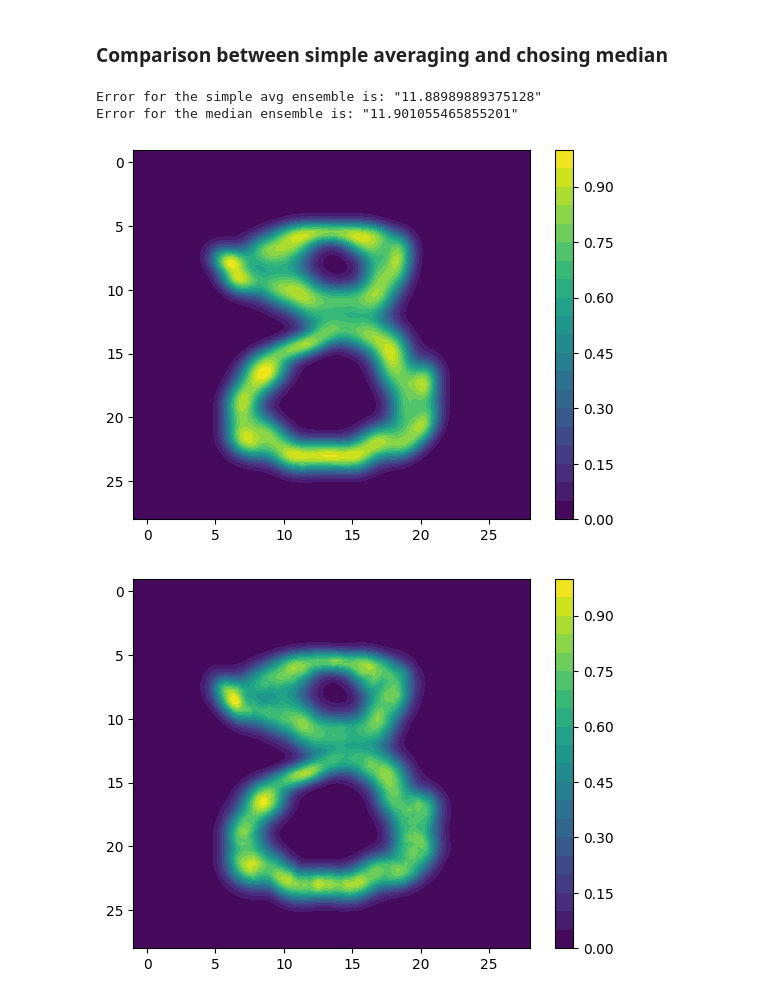
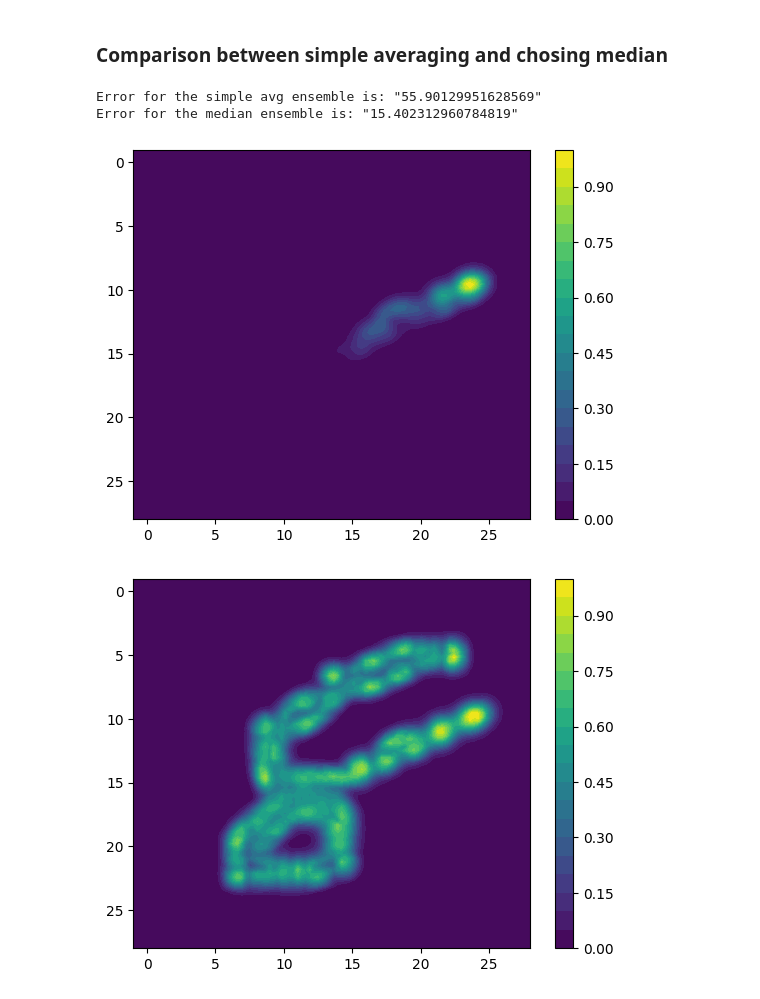
Before and after one commit to DaSebb/gmm_project, a Jupyter notebook: src/gmm_notebook.ipynb, the cells around one changed output. Drawn from its saved outputs; the diff is of its cells as text; code cells hidden in the pictures.

```diff
--- a/src/gmm_notebook.ipynb
+++ b/src/gmm_notebook.ipynb
@@ -342,7 +342,7 @@ def experiment_3(single_digit_img, gmm_component_number):
     error_between_img_and_gmm, error_map = compare_error_of_GMM_and_IMG([gmm], train_data_table, single_digit_img)
     return error_between_img_and_gmm
 
-gmm_comp_numbers = np.array([1, 6, 9, 12, 20, 30])
+gmm_comp_numbers = np.array([1, 6, 9, 12, 20, 30, 40])
 
 result = []
 
@@ -353,7 +353,7 @@ for component_number in gmm_comp_numbers:
     result.append(np.array(zwischen_result))
 
 plt.boxplot(result, tick_labels=gmm_comp_numbers, showfliers=False)
-plt.title('Boxplot of GMM Performance Based on Number of Components (trained on single img and compared to that image)')
+#plt.title('Boxplot of GMM Performance Based on Number of Components (trained on single img and compared to that image)')
 plt.xlabel('Number of GMM Components')
 plt.ylabel('Error Value')
 plt.grid(True)
@@ -403,37 +403,39 @@ def experiment_combination(digit_img, component_number):
     train_table = create_XY_table(digit_img)
     gmm_array = [GaussianMixture(n_components=component_number) for _ in range(20)]
     gmm_array_2 = [GaussianMixture(n_components=component_number) for _ in range(20)]
 
     for one_gmm in gmm_array:
         one_gmm.fit(train_table)
 
     for one_gmm in gmm_array_2:
         one_gmm.fit(train_table)
 
     [error_gmm_simple_avg, error_map] = compare_error_of_GMM_and_IMG(gmm_array, score_data_table, digit_img, ensemble_type="simple_avg")
     [error_gmm_median, error_map] = compare_error_of_GMM_and_IMG(gmm_array_2, score_data_table, digit_img, ensemble_type="median")
 
     fig1, ax1 = plt.subplots()
     fig2, ax2 = plt.subplots()
 
-
     sub_plot_gmm_probabilities_in_subplot(fig1, ax1, score_data_table, gmm_array, "simple_avg")
     sub_plot_gmm_probabilities_in_subplot(fig2, ax2, score_data_table, gmm_array_2, "median")
 
     return [error_gmm_simple_avg, error_gmm_median]
 
-img = X_digit[30]
-(error_simpl_avg, error_median) = experiment_combination(img, 20)
+img = X_digit[37]
+(error_simpl_avg, error_median) = experiment_combination(img, 30)
 
+fig1, ax1 = plt.subplots()
+
+ax1.imshow(img, cmap='gray')
 
 print(f'Error for the simple avg ensemble is: "{error_simpl_avg}"')
 print(f'Error for the median ensemble is: "{error_median}"')
 
 
 
 plt.show()
 # %% [output]
-Error for the simple avg ensemble is: "11.88989889375128"
-Error for the median ensemble is: "11.901055465855201"
+Error for the simple avg ensemble is: "55.90129951628569"
+Error for the median ensemble is: "15.402312960784819"
-[figure, old version]
+[figure, new version]
-[figure, old version]
+[figure, new version]
```
Also changed, not shown: parts of 2 cells of this notebook, 5 other files.
